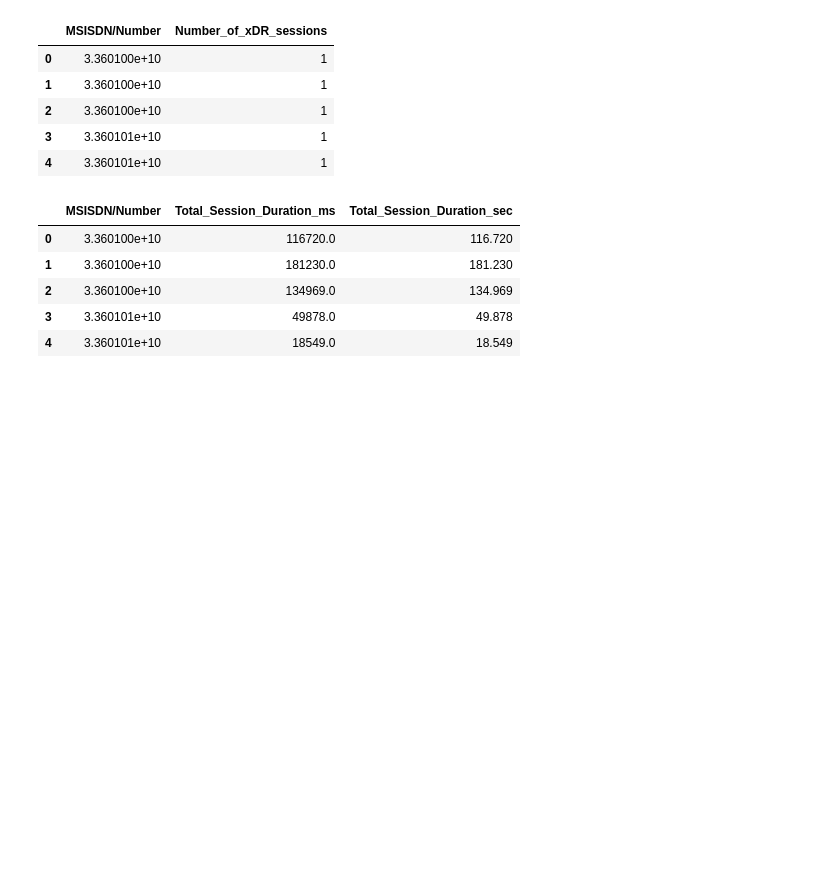
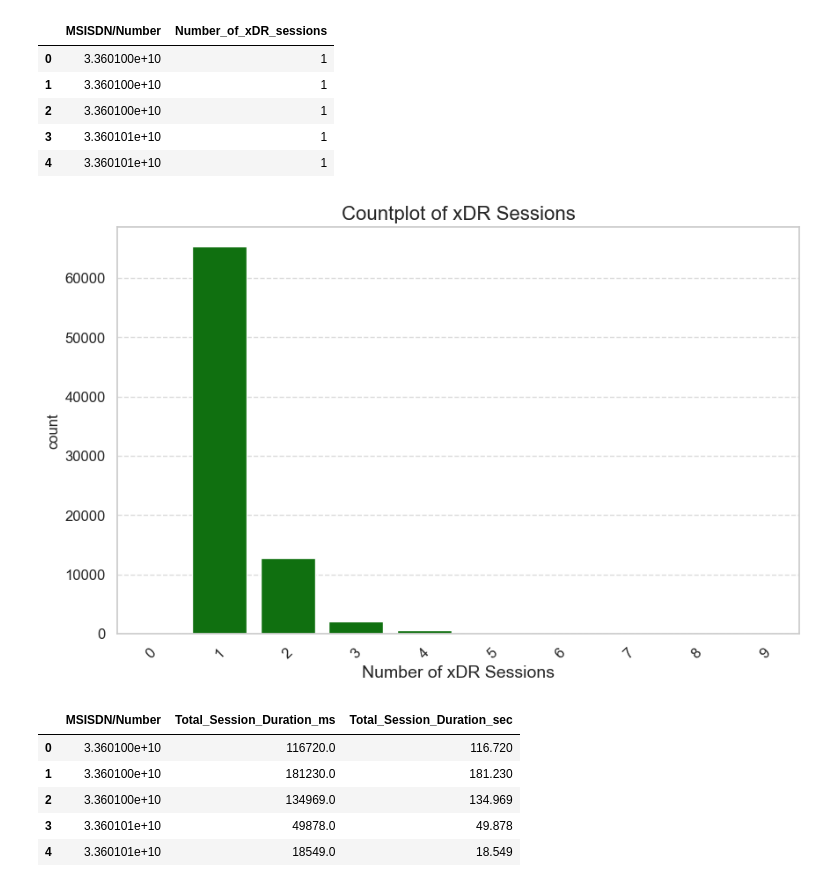
Before and after one commit to AbelBekele/10-Academy-Week-1, a Jupyter notebook: EDA/Users’ behaviour analysis.ipynb, the cells around one changed output. Cells and saved outputs as stored; diff of their text form; code cells hidden in the pictures; blank space fills up the shorter version.

```diff
--- a/EDA/Users’ behaviour analysis.ipynb
+++ b/EDA/Users’ behaviour analysis.ipynb
@@ -161,6 +167,17 @@ user_xdr_sessions.head()
 | 2 | 3.360100e+10 | 1 |
 | 3 | 3.360101e+10 | 1 |
 | 4 | 3.360101e+10 | 1 |
+# %%
+# Plot countplot for xDR sessions (example assuming categorical variable)
+plot_countplot(
+    data=user_xdr_sessions,
+    x_column='Number_of_xDR_sessions',
+    title='Countplot of xDR Sessions',
+    x_label='Number of xDR Sessions',
+    color = 'green'
+)
+# %% [output]
+[figure, added]
 # %%
 user_session_duration = filtered_numeric_df.groupby('MSISDN/Number')['Dur. (ms)'].sum().reset_index(name='Total_Session_Duration_ms')
 # %%
```
Also changed, not shown: parts of 26 cells of this notebook, 1 other file.
